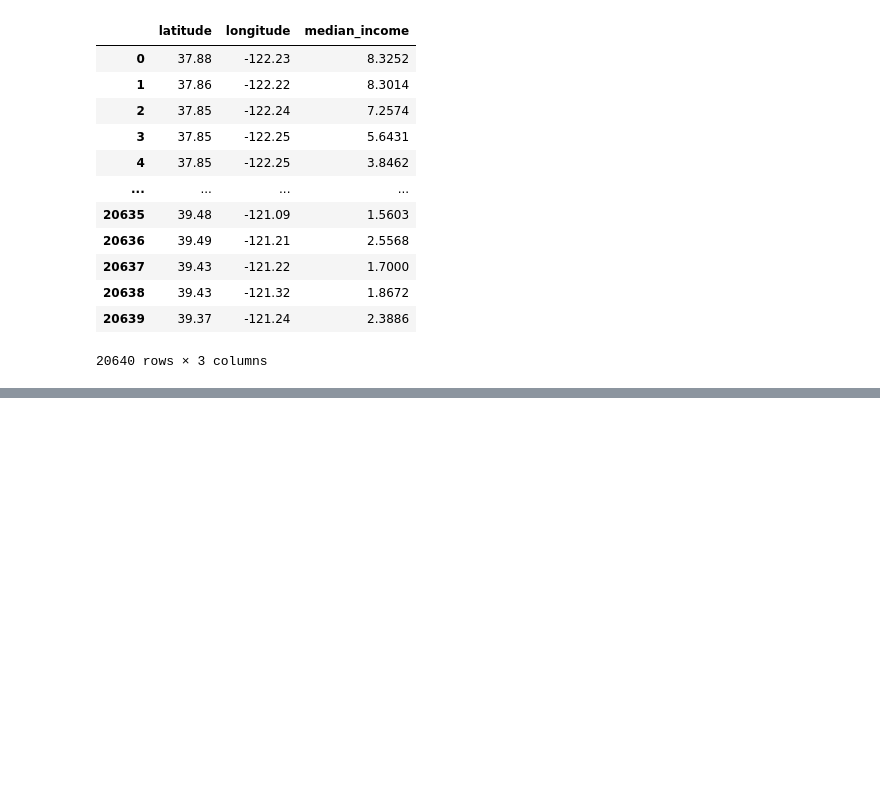
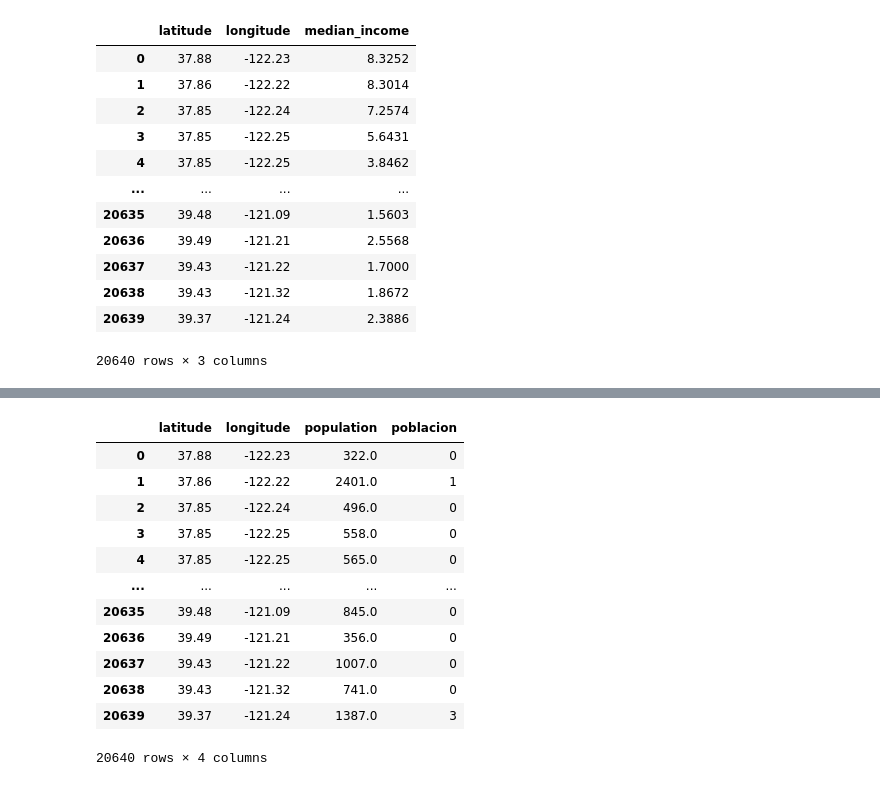
Before and after one commit to underoatjd/K-means, a Jupyter notebook: clustering.ipynb, the cells around one changed output, grey strips where cells are left out. Drawn from its saved outputs; the diff is of its cells as text; code cells hidden in the pictures; blank space fills up the shorter version.

```diff
--- a/clustering.ipynb
+++ b/clustering.ipynb
@@ -103,0 +108,17 @@ Name: median_income, dtype: float64
+# %%
+a["poblacion"] = predicciones2
+a
+# %% [output]
+|  | latitude | longitude | population | poblacion |
+| 0 | 37.88 | -122.23 | 322.0 | 0 |
+| 1 | 37.86 | -122.22 | 2401.0 | 1 |
+| 2 | 37.85 | -122.24 | 496.0 | 0 |
+| 3 | 37.85 | -122.25 | 558.0 | 0 |
+| 4 | 37.85 | -122.25 | 565.0 | 0 |
+| ... | ... | ... | ... | ... |
+| 20635 | 39.48 | -121.09 | 845.0 | 0 |
+| 20636 | 39.49 | -121.21 | 356.0 | 0 |
+| 20637 | 39.43 | -121.22 | 1007.0 | 0 |
+| 20638 | 39.43 | -121.32 | 741.0 | 0 |
+| 20639 | 39.37 | -121.24 | 1387.0 | 3 |
+20640 rows × 4 columns
```
Also changed, not shown: parts of 10 cells of this notebook.
